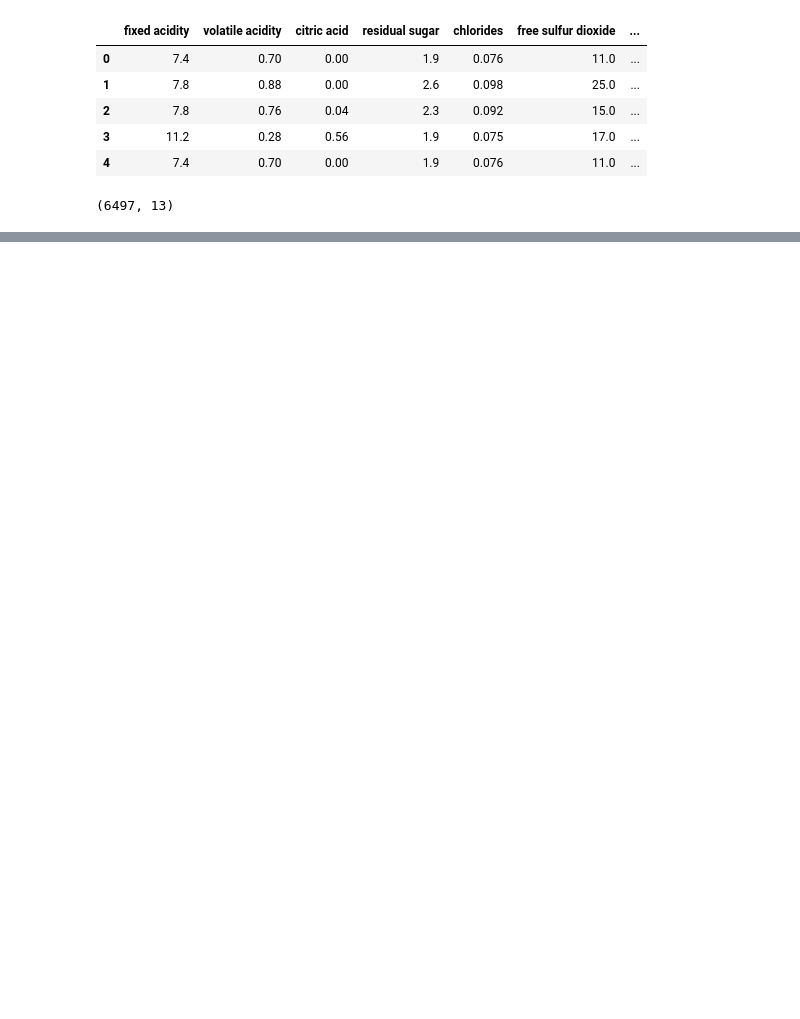
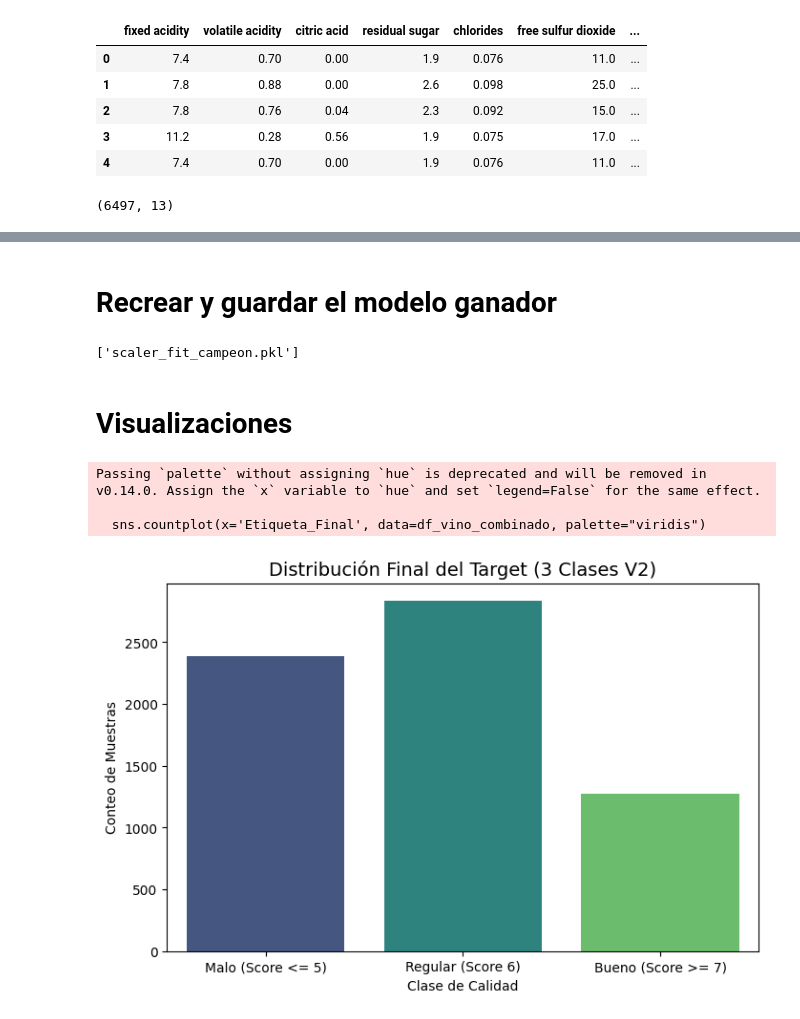
Before and after one commit to barre81-Valencia/Proyecto-maching-learning, a Jupyter notebook: Proyecto ML.ipynb, the cells around one changed output, grey strips where cells are left out. Cells and saved outputs as stored; diff of their text form; code cells hidden in the pictures; blank space fills up the shorter version.

```diff
--- a/Proyecto ML.ipynb
+++ b/Proyecto ML.ipynb
@@ -3,7 +21,7 @@ import pandas as pd
 # %%
 # Cargar los dos archivos CSV por separado
-df_red = pd.read_csv('winequality-red.csv', sep=';')
-df_white = pd.read_csv('winequality-white.csv', sep=';')
+df_red = pd.read_csv(r"C:\Users\delam\OneDrive\Ironhack\Proyectos Boot Camp\Proyecto-machine-learning\Data\winequality-red.csv", sep=';')
+df_white = pd.read_csv(r"C:\Users\delam\OneDrive\Ironhack\Proyectos Boot Camp\Proyecto-machine-learning\Data\winequality-white.csv", sep=';')
 
 # Agregar una columna de identificación al Target
 df_red['type'] = 'red'
@@ -24,3 +42,20 @@ df_vino_combinado.head()
 df_vino_combinado.shape
 # %% [output]
 (6497, 13)
+# %%
+# Función de mapeo a 3 categorías (Malo/Regular/Bueno) con la nueva lógica
+def map_quality_3_classes_v2(score):
+    if score >= 7:
+        return 2  # Bueno (Scores 7, 8, 9)
+    elif score == 6:
+        return 1  # Regular (Score 6)
+    else: # Scores 3, 4, 5
+        return 0  # Malo (Scores 3, 4, 5)
+
+# Crear la nueva variable target, reemplazando las anteriores (si existen)
+# (Asegúrate de que df_vino_combinado sea el nombre correcto de tu DataFrame)
+df_vino_combinado['quality_clase_final'] = df_vino_combinado['quality'].apply(map_quality_3_classes_v2)
+
+# Muestra el conteo de la nueva variable target
+print("Nueva Distribución de 3 Clases:")
+print(df_vino_combinado['quality_clase_final'].value_counts())
@@ -26,0 +559,47 @@ df_vino_combinado.shape
+# %% [markdown]
+# Recrear y guardar el modelo ganador
+# %%
+# Definir los parámetros óptimos encontrados por el Random Search
+parametros_optimos_ada = {
+    'n_estimators': 200,
+    'estimator__max_leaf_nodes': 500,
+    'estimator__max_depth': 30
+}
+
+# Recrear el modelo AdaBoost Optimizado
+mejor_ada_final = AdaBoostRegressor(
+    DecisionTreeRegressor(max_leaf_nodes=parametros_optimos_ada['estimator__max_leaf_nodes'],
+                          max_depth=parametros_optimos_ada['estimator__max_depth'],
+                          random_state=42),
+    n_estimators=parametros_optimos_ada['n_estimators'],
+    random_state=42
+)
+
+# Entrenar por última vez en todos los datos de entrenamiento balanceados
+mejor_ada_final.fit(X_train_resampled, y_train_resampled)
+
+# Guardar el modelo en ganador
+joblib.dump(mejor_ada_final, 'modelo_final_adaboost_campeon.pkl')
+joblib.dump(scaler, 'scaler_fit_campeon.pkl')
+# %% [output]
+['scaler_fit_campeon.pkl']
+# %% [markdown]
+# Visualizaciones
+# %%
+# Distribución de clases desbalanceadas
+
+# Mapeo para etiquetas:
+class_labels = {0: "Malo (Score <= 5)", 1: "Regular (Score 6)", 2: "Bueno (Score >= 7)"}
+df_vino_combinado['Etiqueta_Final'] = df_vino_combinado['quality_clase_final'].map(class_labels)
+
+plt.figure(figsize=(8, 5))
+sns.countplot(x='Etiqueta_Final', data=df_vino_combinado, palette="viridis")
+plt.title('Distribución Final del Target (3 Clases V2)', fontsize=14)
+plt.xlabel('Clase de Calidad')
+plt.ylabel('Conteo de Muestras')
+plt.show()
+# %% [output]
+Passing `palette` without assigning `hue` is deprecated and will be removed in v0.14.0. Assign the `x` variable to `hue` and set `legend=False` for the same effect.
+
+  sns.countplot(x='Etiqueta_Final', data=df_vino_combinado, palette="viridis")
+[figure, added]
```
Also changed, not shown: parts of 34 cells of this notebook, 15 other files.
